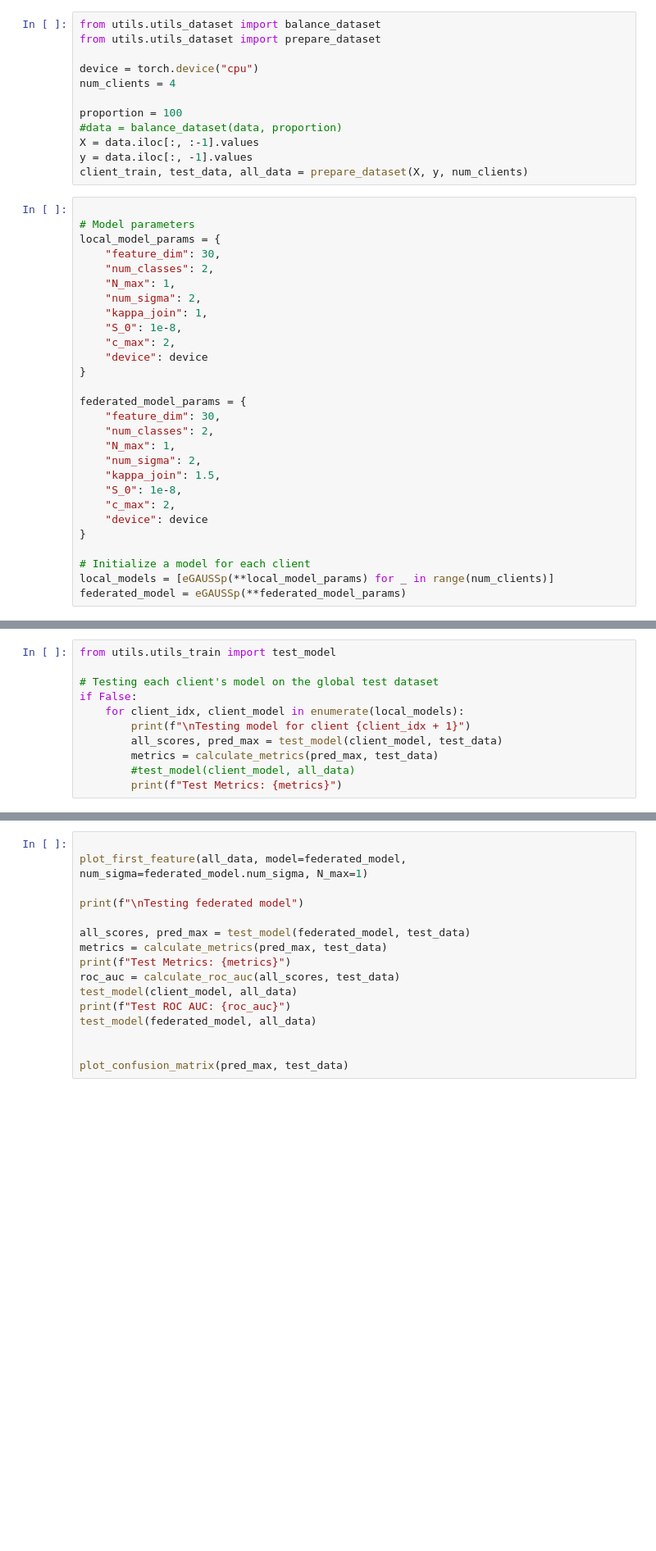
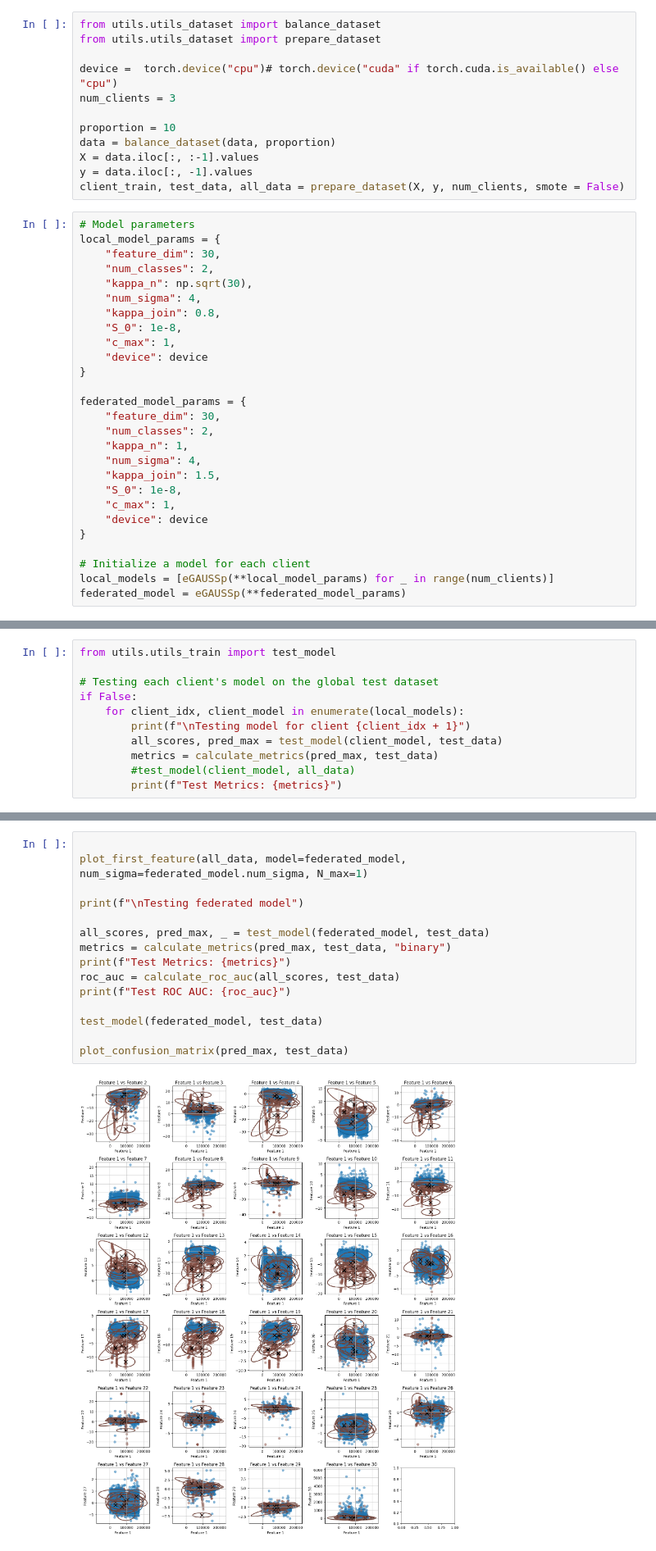
Before and after one commit to mihaozbot/eGAUSSp_Python, a Jupyter notebook: credit_fraud_experiment.ipynb, the cells around one changed output, grey strips where cells are left out. Shown at 82% size. Cells and saved outputs as stored; diff of their text form; blank space fills up the shorter version.

```diff
--- a/credit_fraud_experiment.ipynb
+++ b/credit_fraud_experiment.ipynb
@@ -15,36 +15,35 @@ data = pd.read_csv(file_path)
 from utils.utils_dataset import balance_dataset
 from utils.utils_dataset import prepare_dataset
 
-device = torch.device("cpu")
-num_clients = 4
+device =  torch.device("cpu")# torch.device("cuda" if torch.cuda.is_available() else "cpu")
+num_clients = 3
 
-proportion = 100
-#data = balance_dataset(data, proportion)
+proportion = 10
+data = balance_dataset(data, proportion)
 X = data.iloc[:, :-1].values
 y = data.iloc[:, -1].values
-client_train, test_data, all_data = prepare_dataset(X, y, num_clients)
+client_train, test_data, all_data = prepare_dataset(X, y, num_clients, smote = False)
 # %%
-
 # Model parameters
 local_model_params = {
     "feature_dim": 30,
     "num_classes": 2,
-    "N_max": 1,
-    "num_sigma": 2,
-    "kappa_join": 1,
+    "kappa_n": np.sqrt(30),
+    "num_sigma": 4,
+    "kappa_join": 0.8,
     "S_0": 1e-8,
-    "c_max": 2,
+    "c_max": 1,
     "device": device
 }
 
 federated_model_params = {
     "feature_dim": 30,
     "num_classes": 2,
-    "N_max": 1,
-    "num_sigma": 2,
+    "kappa_n": 1,
+    "num_sigma": 4,
     "kappa_join": 1.5,
     "S_0": 1e-8,
-    "c_max": 2,
+    "c_max": 1,
     "device": device
 }
 
@@ -146,16 +163,17 @@ print(f"Number of clusters after merging = {federated_model.c}")
 # %%
 
 plot_first_feature(all_data, model=federated_model, num_sigma=federated_model.num_sigma, N_max=1)
 
 print(f"\nTesting federated model")
 
-all_scores, pred_max = test_model(federated_model, test_data)
-metrics = calculate_metrics(pred_max, test_data)
+all_scores, pred_max, _ = test_model(federated_model, test_data)
+metrics = calculate_metrics(pred_max, test_data, "binary")
 print(f"Test Metrics: {metrics}")
 roc_auc = calculate_roc_auc(all_scores, test_data)
-test_model(client_model, all_data)
 print(f"Test ROC AUC: {roc_auc}")
-test_model(federated_model, all_data)
 
+test_model(federated_model, test_data)
 
 plot_confusion_matrix(pred_max, test_data)
+# %% [output]
+[figure, added]
```
Also changed, not shown: parts of 7 cells of this notebook, 17 other files.
